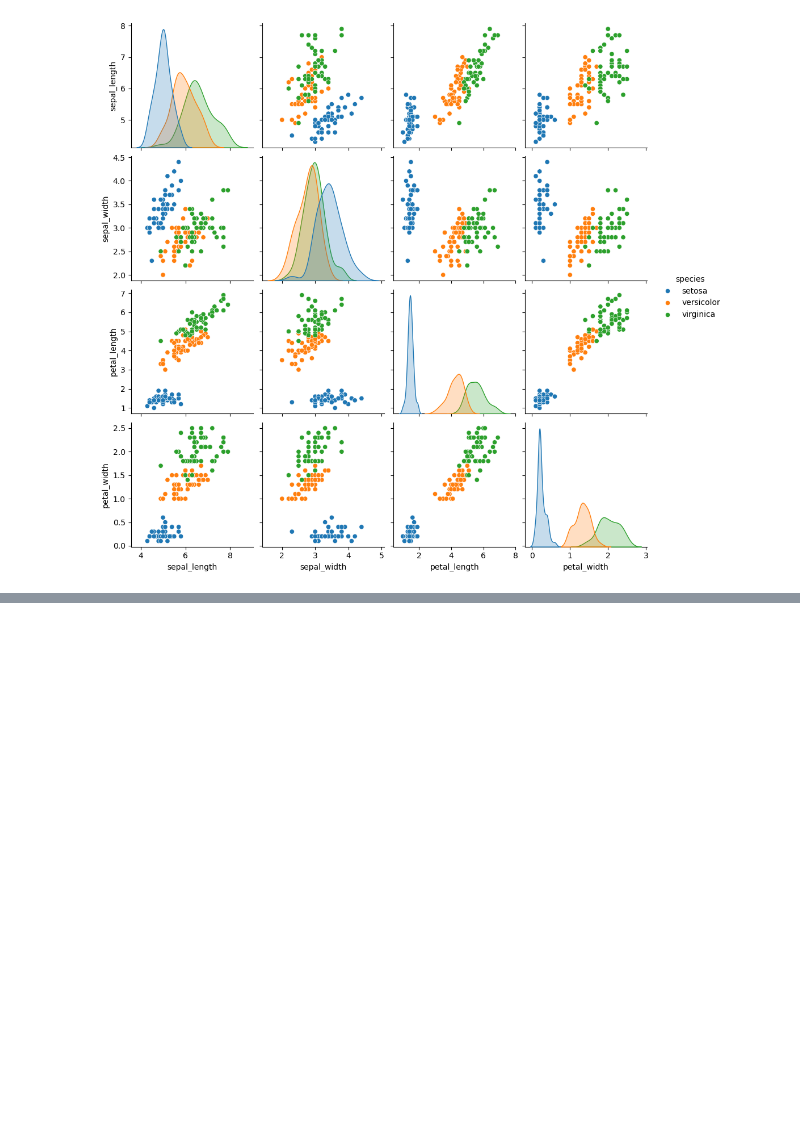
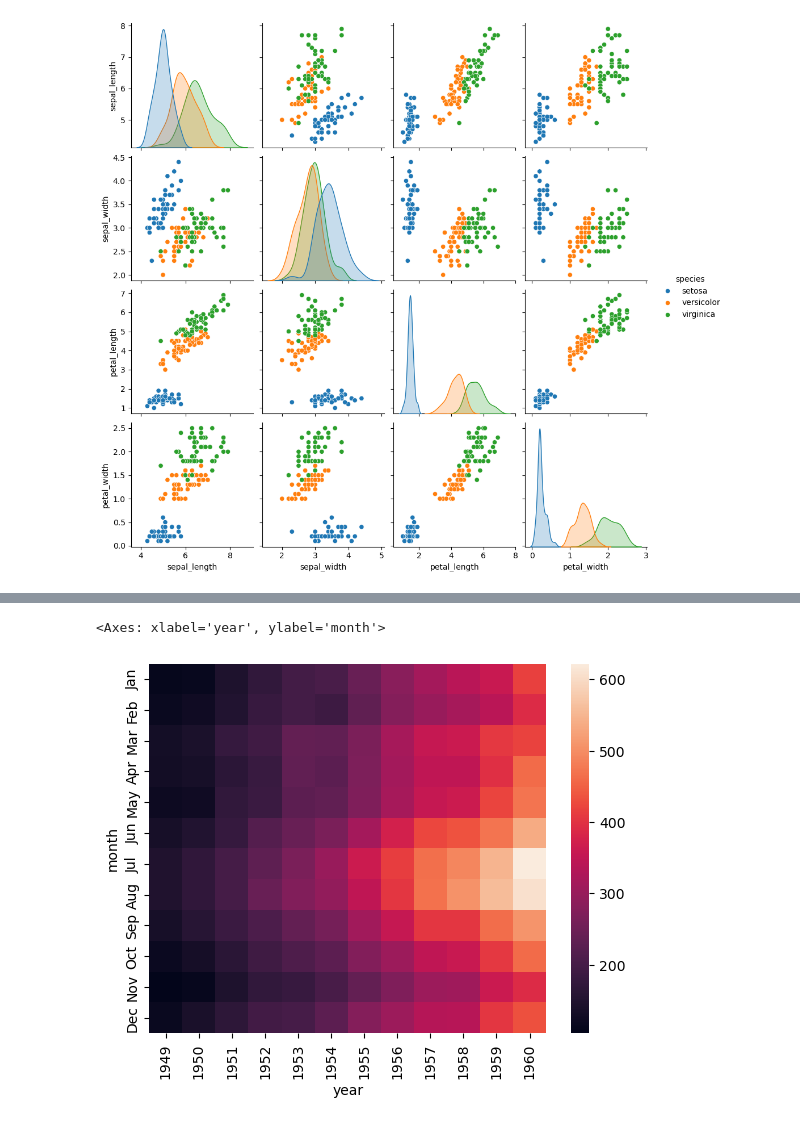
Before and after one commit to PrathameshP26/Data_analytics, a Jupyter notebook: Bivariate_Analysis.ipynb, the cells around one changed output, grey strips where cells are left out. Cells and saved outputs as stored; diff of their text form; code cells hidden in the pictures; blank space fills up the shorter version.

```diff
--- a/Bivariate_Analysis.ipynb
+++ b/Bivariate_Analysis.ipynb
@@ -162,0 +179,5 @@ sns.pairplot(iris,hue='species')
+# %%
+sns.heatmap(flight.pivot_table(values='passengers',index='month',columns='year'))
+# %% [output]
+<Axes: xlabel='year', ylabel='month'>
+[figure, added]
```
Also changed, not shown: parts of 3 cells of this notebook.
